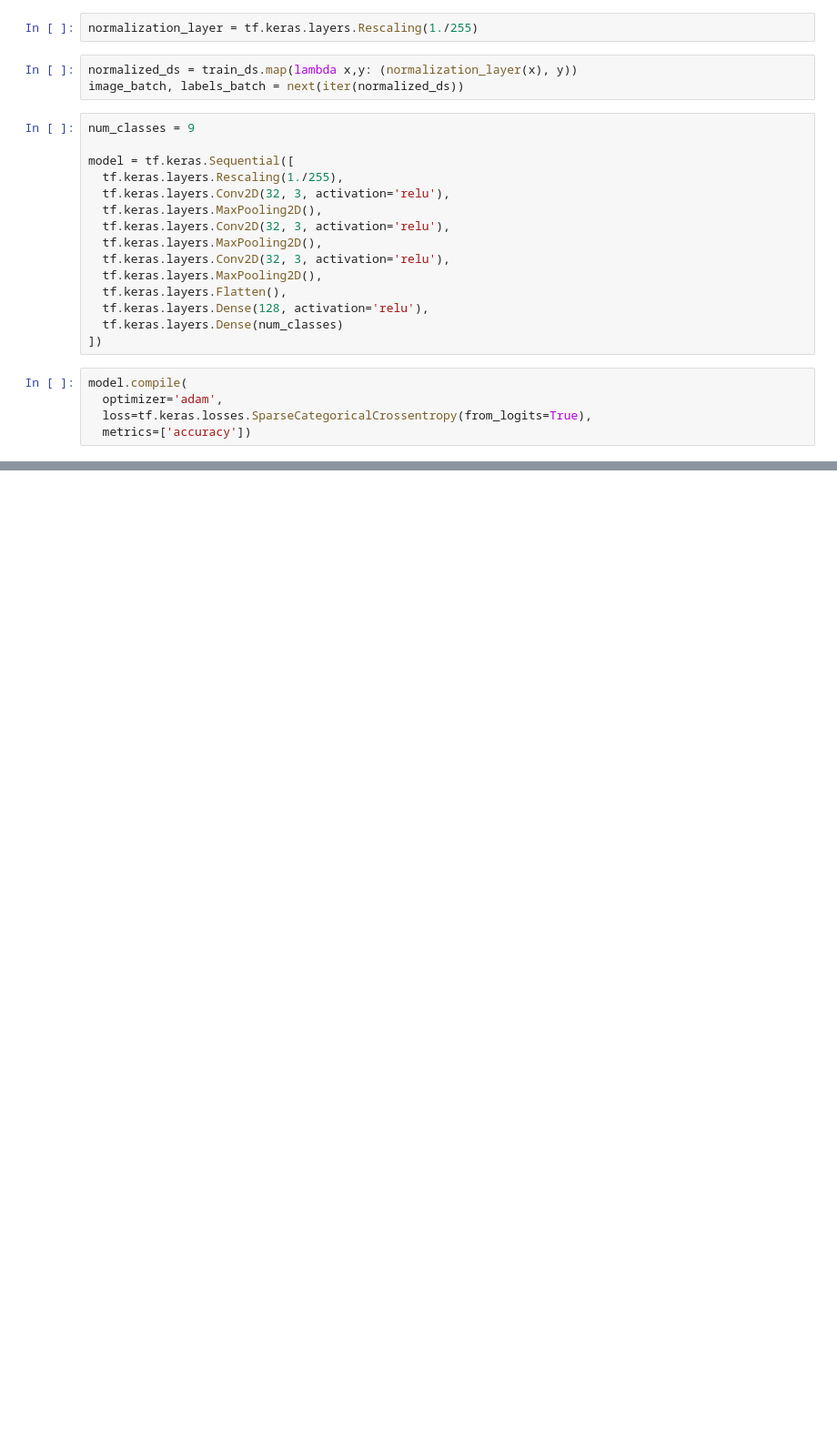
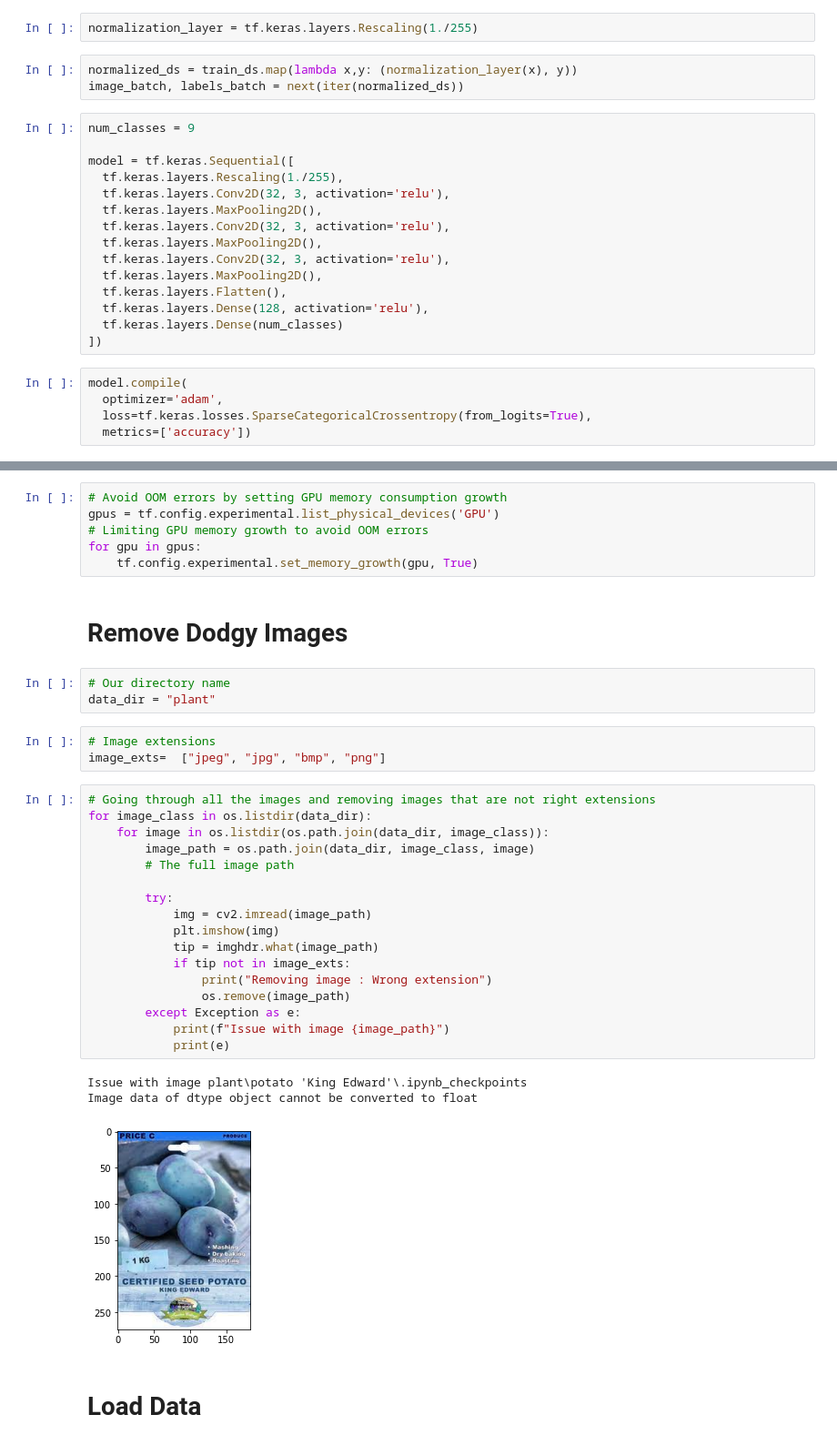
Before and after one commit to Abemelech/plant-classification, a Jupyter notebook: classifier.ipynb, the cells around one changed output, grey strips where cells are left out. Shown at 91% size. Saved outputs shown, nothing was run; the diff lists cells and outputs as text; blank space fills up the shorter version.

Commit message:
Scaled the images and cleaned the data. Ignores corrupted images

```diff
--- a/classifier.ipynb
+++ b/classifier.ipynb
@@ -94,0 +79,37 @@ Epoch 6/6
+# %%
+# Avoid OOM errors by setting GPU memory consumption growth
+gpus = tf.config.experimental.list_physical_devices('GPU')
+# Limiting GPU memory growth to avoid OOM errors
+for gpu in gpus:
+    tf.config.experimental.set_memory_growth(gpu, True)
+# %% [markdown]
+# Remove Dodgy Images
+# %%
+# Our directory name
+data_dir = "plant"
+# %%
+# Image extensions
+image_exts=  ["jpeg", "jpg", "bmp", "png"]
+# %%
+# Going through all the images and removing images that are not right extensions
+for image_class in os.listdir(data_dir):
+    for image in os.listdir(os.path.join(data_dir, image_class)):
+        image_path = os.path.join(data_dir, image_class, image)
+        # The full image path
+
+        try:
+            img = cv2.imread(image_path)
+            plt.imshow(img)
+            tip = imghdr.what(image_path)
+            if tip not in image_exts:
+                print("Removing image : Wrong extension")
+                os.remove(image_path)
+        except Exception as e:
+            print(f"Issue with image {image_path}")
+            print(e)
+# %% [output]
+Issue with image plant\potato 'King Edward'\.ipynb_checkpoints
+Image data of dtype object cannot be converted to float
+[figure, added]
+# %% [markdown]
+# Load Data
```
Also changed, not shown: parts of 27 cells of this notebook, 2 other files.
